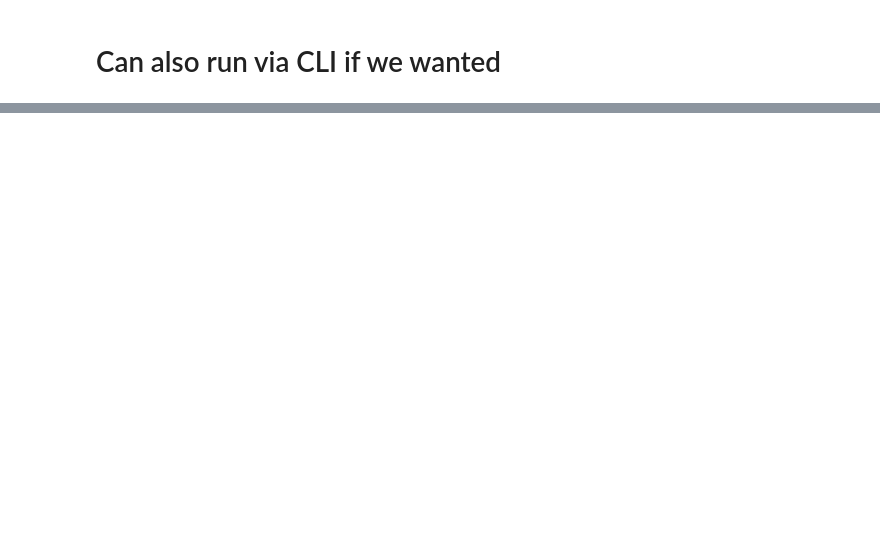
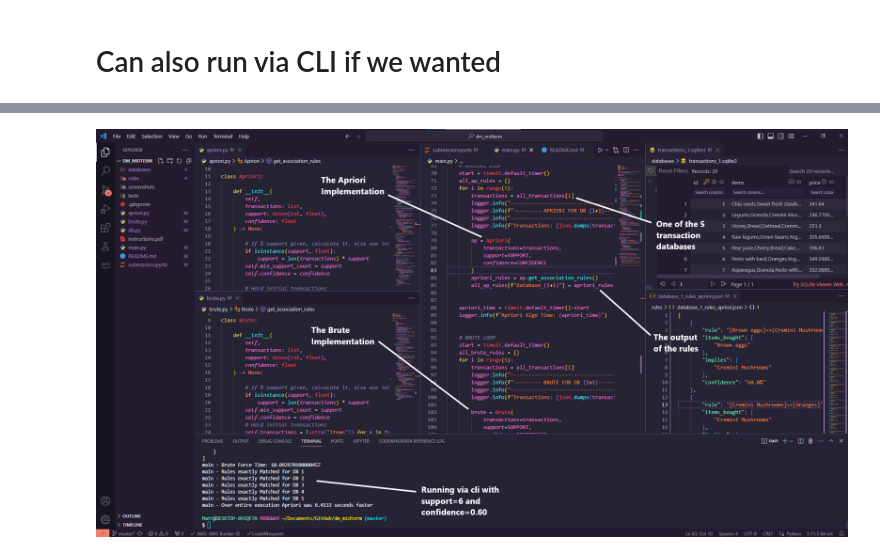
Before and after one commit to matthew-f-bailey/dm_midterm, a Jupyter notebook: submission.ipynb, the cells around one changed output, grey strips where cells are left out. Drawn from its saved outputs; the diff is of its cells as text; code cells hidden in the pictures; blank space fills up the shorter version.

```diff
--- a/submission.ipynb
+++ b/submission.ipynb
@@ -767,0 +776,5 @@ main - Transactions: [
+# %%
+from IPython.display import Image
+Image("screenshots/Important_modules.png")
+# %% [output]
+[figure, added]
```
Also changed, not shown: parts of 7 cells of this notebook, 20 other files.
